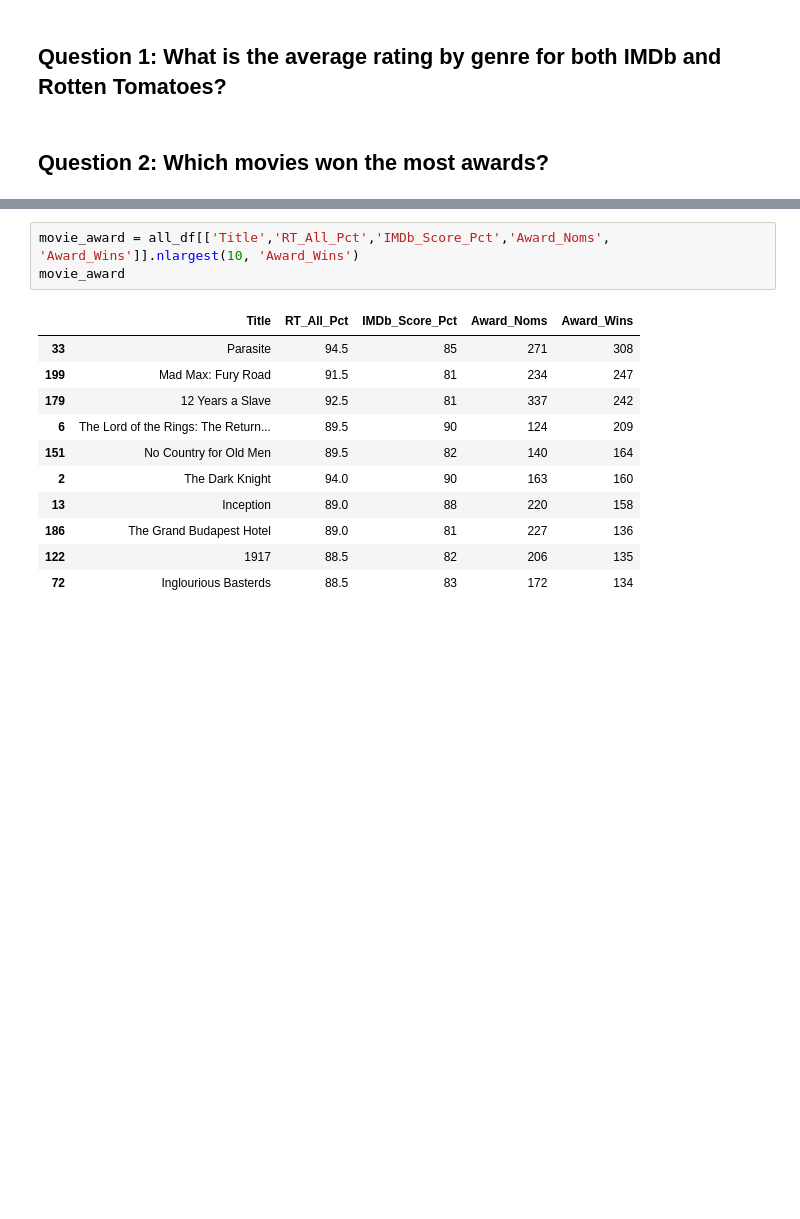
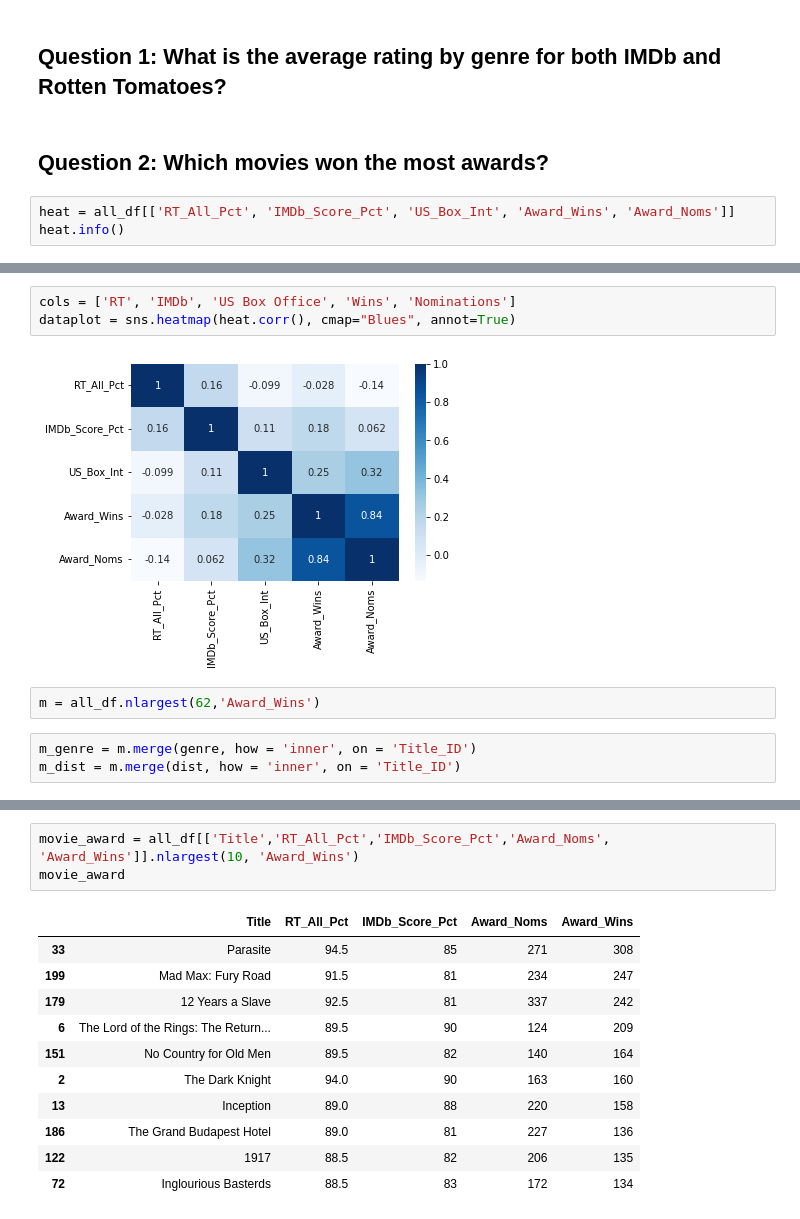
Before and after one commit to HannahSolima/Capstone, a Jupyter notebook: Notebooks/Analysis.ipynb, the cells around one changed output, grey strips where cells are left out. Cells and saved outputs as stored; diff of their text form; blank space fills up the shorter version.

```diff
--- a/Notebooks/Analysis.ipynb
+++ b/Notebooks/Analysis.ipynb
@@ -59,3 +101,6 @@ all_df.head()
 ## Question 1: What is the average rating by genre for both IMDb and Rotten Tomatoes?
 # %% [markdown]
 ## Question 2: Which movies won the most awards?
+# %%
+heat = all_df[['RT_All_Pct', 'IMDb_Score_Pct', 'US_Box_Int', 'Award_Wins', 'Award_Noms']]
+heat.info()
@@ -61,0 +120,10 @@ all_df.head()
+# %%
+cols = ['RT', 'IMDb', 'US Box Office', 'Wins', 'Nominations']
+dataplot = sns.heatmap(heat.corr(), cmap="Blues", annot=True)
+# %% [output]
+[figure, added]
+# %%
+m = all_df.nlargest(62,'Award_Wins')
+# %%
+m_genre = m.merge(genre, how = 'inner', on = 'Title_ID')
+m_dist = m.merge(dist, how = 'inner', on = 'Title_ID')
```
Also changed, not shown: parts of 27 cells of this notebook, 3 other files.
